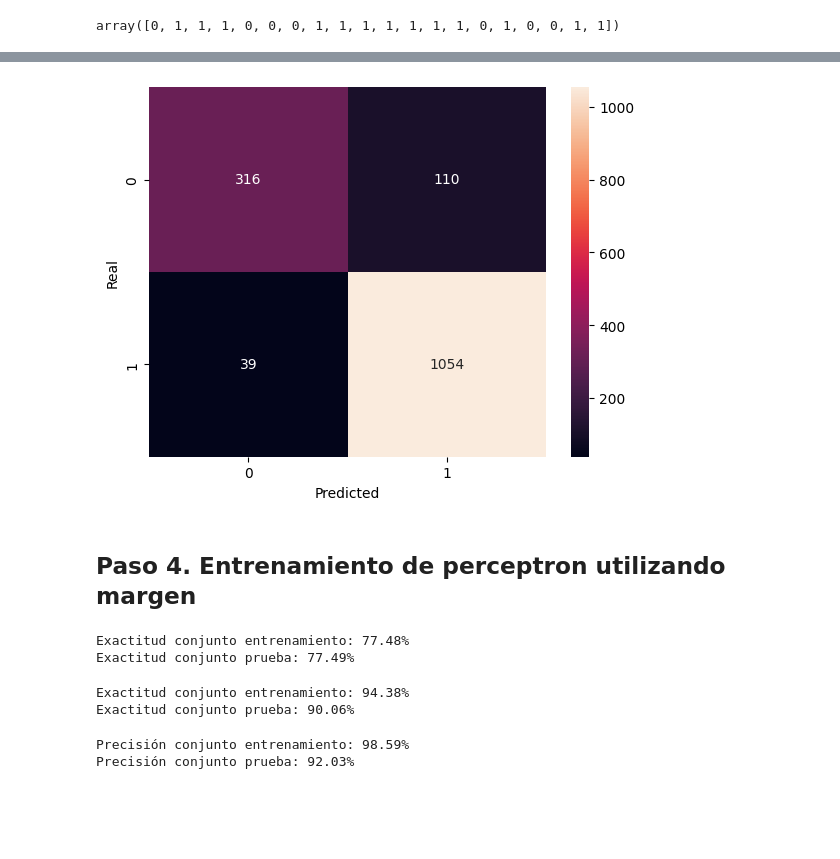
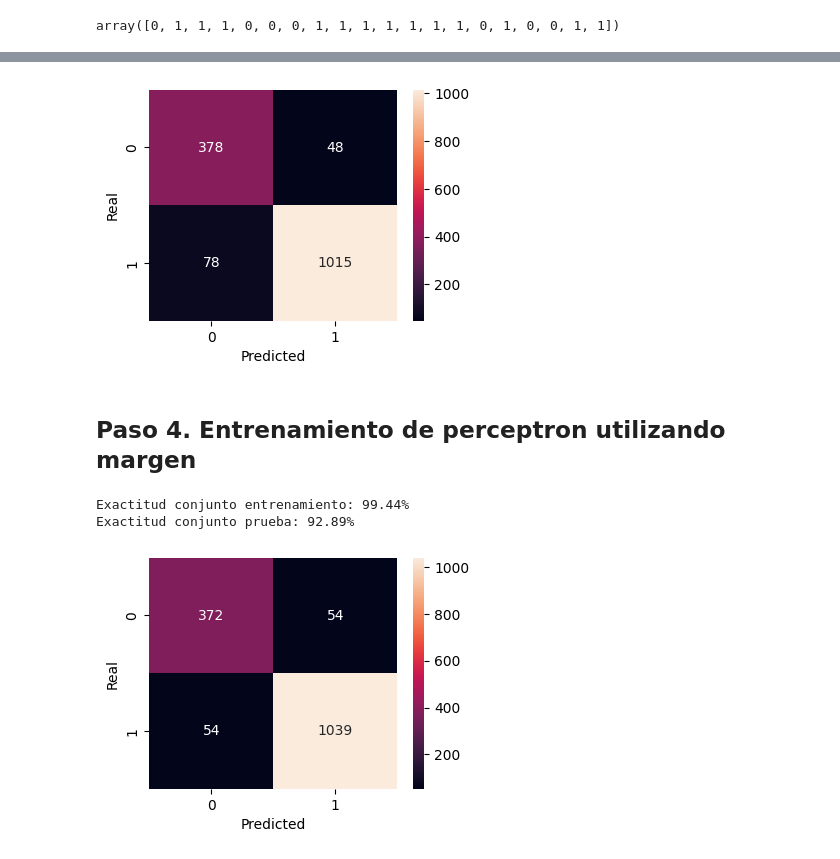
Before and after one commit to AnIsAsPe/ClassificadorCancerEsofago, a Jupyter notebook: Notebooks/PerceptronClasificadorCancerEsófago.ipynb, the cells around one changed output, grey strips where cells are left out. Drawn from its saved outputs; the diff is of its cells as text; code cells hidden in the pictures; blank space fills up the shorter version.

```diff
--- a/Notebooks/PerceptronClasificadorCancerEsófago.ipynb
+++ b/Notebooks/PerceptronClasificadorCancerEsófago.ipynb
@@ -325,6 +342,0 @@ Exactitud conjunto prueba: 90.19%
-# %%
-data = {'Y_Real':  y_test,
-        'Y_Prediccion':y_predict
-        }
-df = pd.DataFrame(data)
-df
@@ -345,53 +343,32 @@ df
 # %%
-# Matriz de confusión
+def matriz_confusion(y_test, y_predict):
+    df = pd.DataFrame({
+        'Real': y_test,
+        'Predicted': y_predict
+    })
+    # Matriz de confusión
+    confusion_matrix = pd.crosstab(df['Real'],df['Predicted']
+                               )
+    fig, ax = plt.subplots(figsize=(4, 3))  # Tamaño de la figura
+    _ = sns.heatmap(confusion_matrix, annot=True, fmt='g',  ax=ax)
 
-confusion_matrix = pd.crosstab(df['Y_Real'],
-                               df['Y_Prediccion'],
-                               rownames=['Real'],
-                               colnames=['Predicted'])
-confusion_matrix
-sns.heatmap(confusion_matrix, annot=True, fmt='g')
-plt.show()
+matriz_confusion(y_test, y_predict)
 # %% [output]
-[figure, old version]
+[figure, new version]
 # %% [markdown]
 ## Paso 4. Entrenamiento de perceptron utilizando margen
 # %%
-model2 = Perceptron(max_iter=1000,
-                    random_state=0,
-                    verbose=False,
-                    penalty='l2',
-                    alpha=0.0001)
-model2.fit(X_train,y_train)
+model_2 = Perceptron(max_iter=1000,  random_state=0, verbose=False,
+                    penalty='l2', alpha=5e-8)
+model_2.fit(X_train,y_train)
 
-print("Exactitud conjunto entrenamiento: %.2f%%" % (model2.score(X_train, y_train)*100.0))
-print("Exactitud conjunto prueba: %.2f%%" % (model2.score(X_test, y_test)*100.0))
+print("Exactitud conjunto entrenamiento: %.2f%%" % (model_2.score(  X_train, y_train)*100.0))
+print("Exactitud conjunto prueba: %.2f%%" % (model_2.score(X_test, y_test)*100.0))
 # %% [output]
-Exactitud conjunto entrenamiento: 77.48%
-Exactitud conjunto prueba: 77.49%
+Exactitud conjunto entrenamiento: 99.44%
+Exactitud conjunto prueba: 92.89%
-# %%
-model3 = Perceptron(max_iter=1000,
-                    random_state=0,
-                    verbose=False,
-                    penalty='l2',
-                    alpha=0.000005)
-
-model3.fit(X_train,y_train)
-
-print("Exactitud conjunto entrenamiento: %.2f%%" % (model3.score(X_train,
-                                                                 y_train)*100.0))
-print("Exactitud conjunto prueba: %.2f%%" % (model3.score(X_test,
-                                                          y_test)*100.0))
-# %% [output]
-Exactitud conjunto entrenamiento: 94.38%
-Exactitud conjunto prueba: 90.06%
-# %%
-model4 = Perceptron(max_iter=1000,  random_state=0, verbose=False,
-                    penalty='l2', alpha=0.000001)
-model4.fit(X_train,y_train)
-
-print("Exactitud conjunto entrenamiento: %.2f%%" % (model4.score(  X_train, y_train)*100.0))
-print("Exactitud conjunto prueba: %.2f%%" % (model4.score(X_test, y_test)*100.0))
-# %% [output]
-Precisión conjunto entrenamiento: 98.59%
-Precisión conjunto prueba: 92.03%
+# %%
+y_predict_2 = model_2.predict(X_test)
+matriz_confusion(y_test, y_predict_2)
+# %% [output]
+[figure, added]
```
Also changed, not shown: parts of 19 cells of this notebook.
